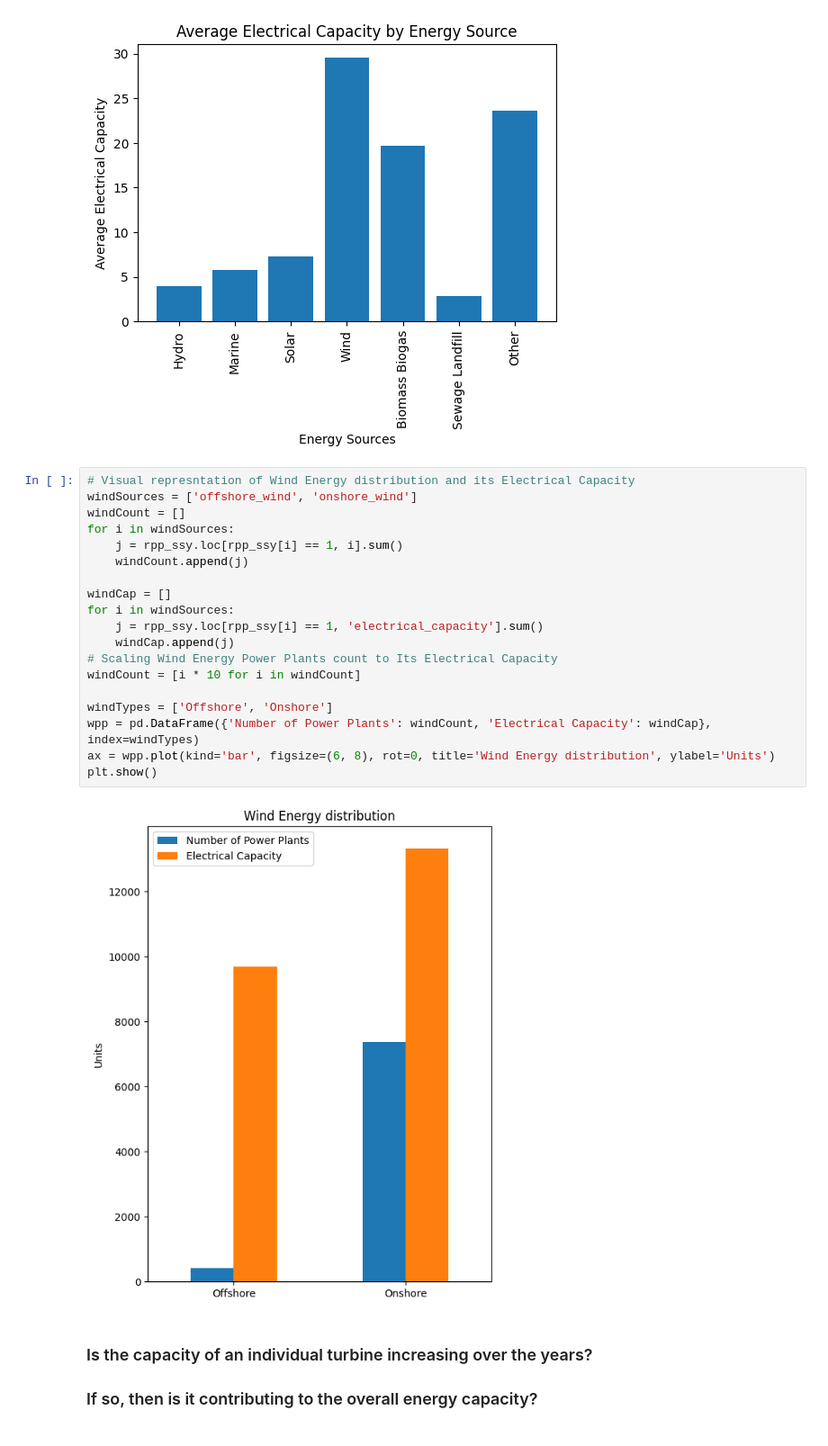
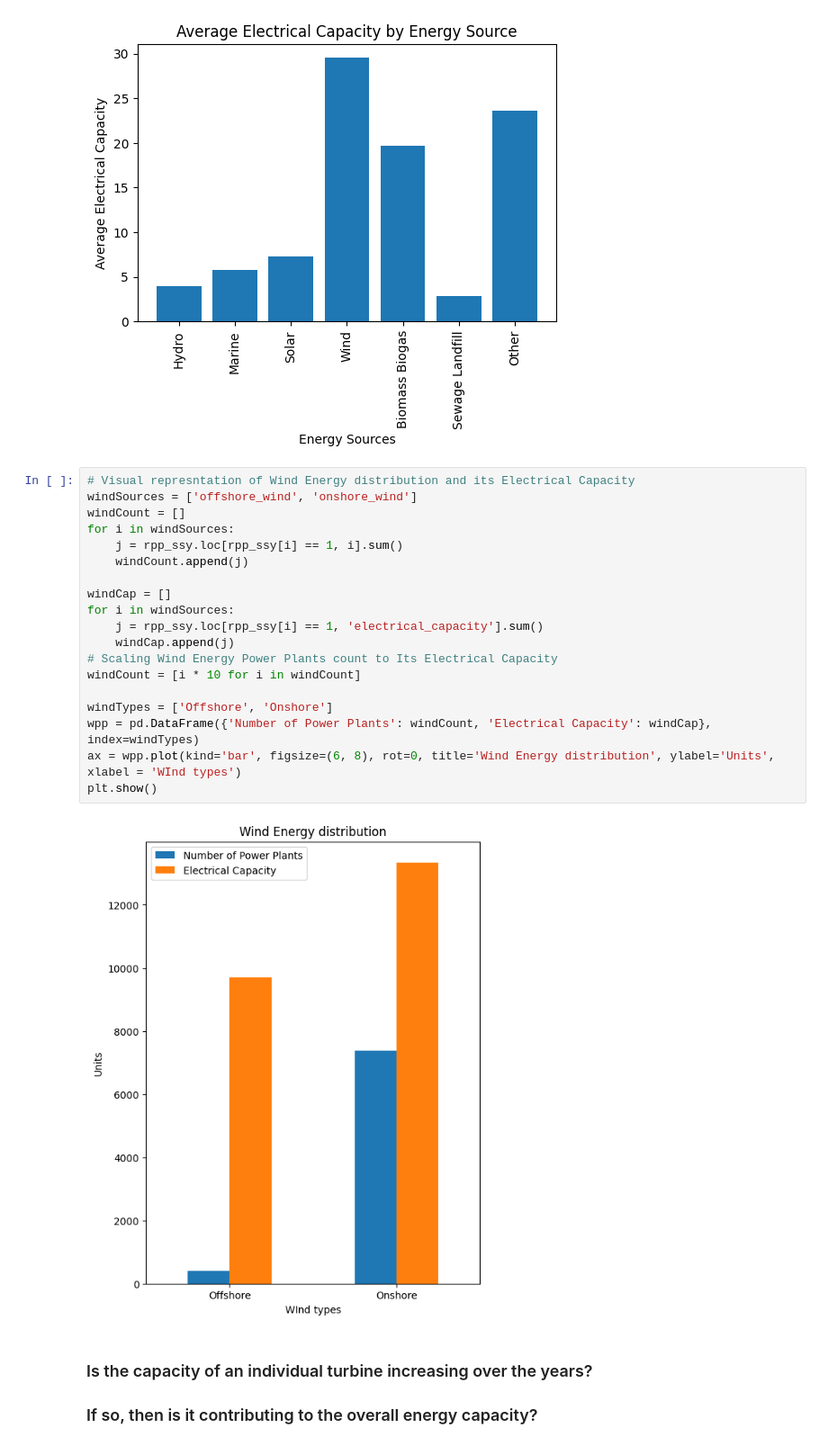
Before and after one commit to MahendraC17/Exploratory-Data-Analysis---Renewable-Power-plants-In-UK, a Jupyter notebook: EDA_renewable_power_plants.ipynb, the cells around one changed output. Shown at 90% size. Saved outputs shown, nothing was run; the diff lists cells and outputs as text.

Commit message:
Visualising 0.19

```diff
--- a/EDA_renewable_power_plants.ipynb
+++ b/EDA_renewable_power_plants.ipynb
@@ -450,24 +450,24 @@ plt.show()
 # %%
 # Visual represntation of Wind Energy distribution and its Electrical Capacity
 windSources = ['offshore_wind', 'onshore_wind']
 windCount = []
 for i in windSources:
     j = rpp_ssy.loc[rpp_ssy[i] == 1, i].sum()
     windCount.append(j)
 
 windCap = []
 for i in windSources:
     j = rpp_ssy.loc[rpp_ssy[i] == 1, 'electrical_capacity'].sum()
     windCap.append(j)
 # Scaling Wind Energy Power Plants count to Its Electrical Capacity
 windCount = [i * 10 for i in windCount]
 
 windTypes = ['Offshore', 'Onshore']
 wpp = pd.DataFrame({'Number of Power Plants': windCount, 'Electrical Capacity': windCap}, index=windTypes)
-ax = wpp.plot(kind='bar', figsize=(6, 8), rot=0, title='Wind Energy distribution', ylabel='Units')
+ax = wpp.plot(kind='bar', figsize=(6, 8), rot=0, title='Wind Energy distribution', ylabel='Units', xlabel = 'WInd types')
 plt.show()
 # %% [output]
-[figure, old version]
+[figure, new version]
 # %% [markdown]
 ### Is the capacity of an individual turbine increasing over the years?
 ### If so, then is it contributing to the overall energy capacity?
```
